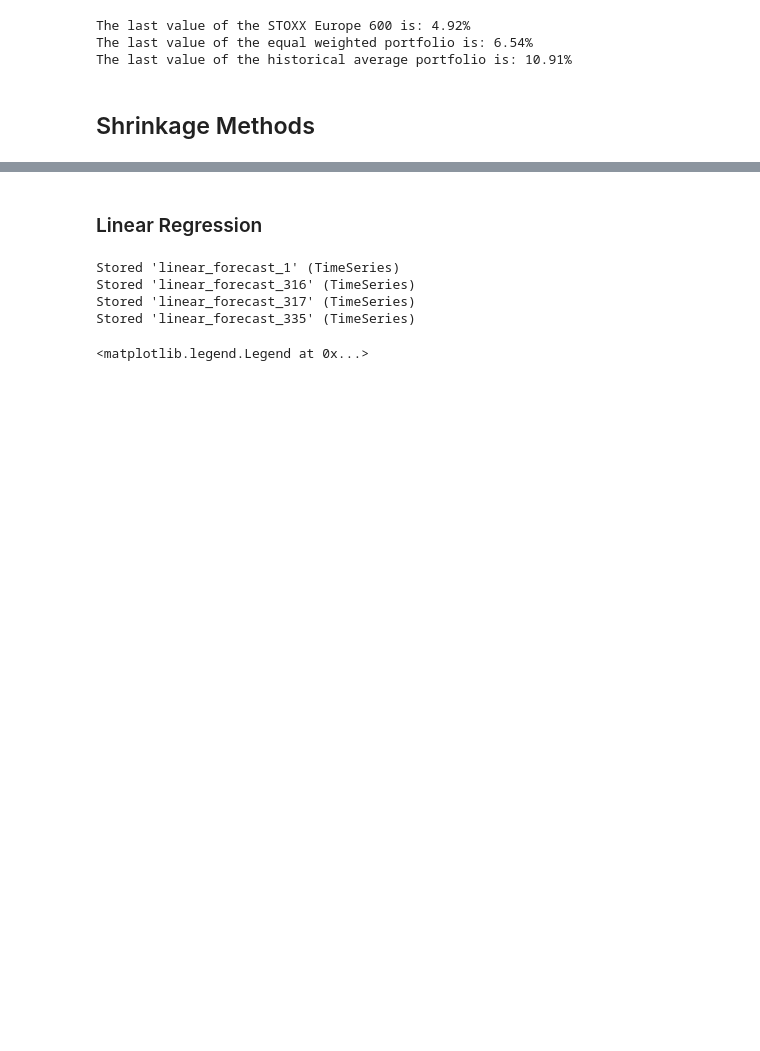
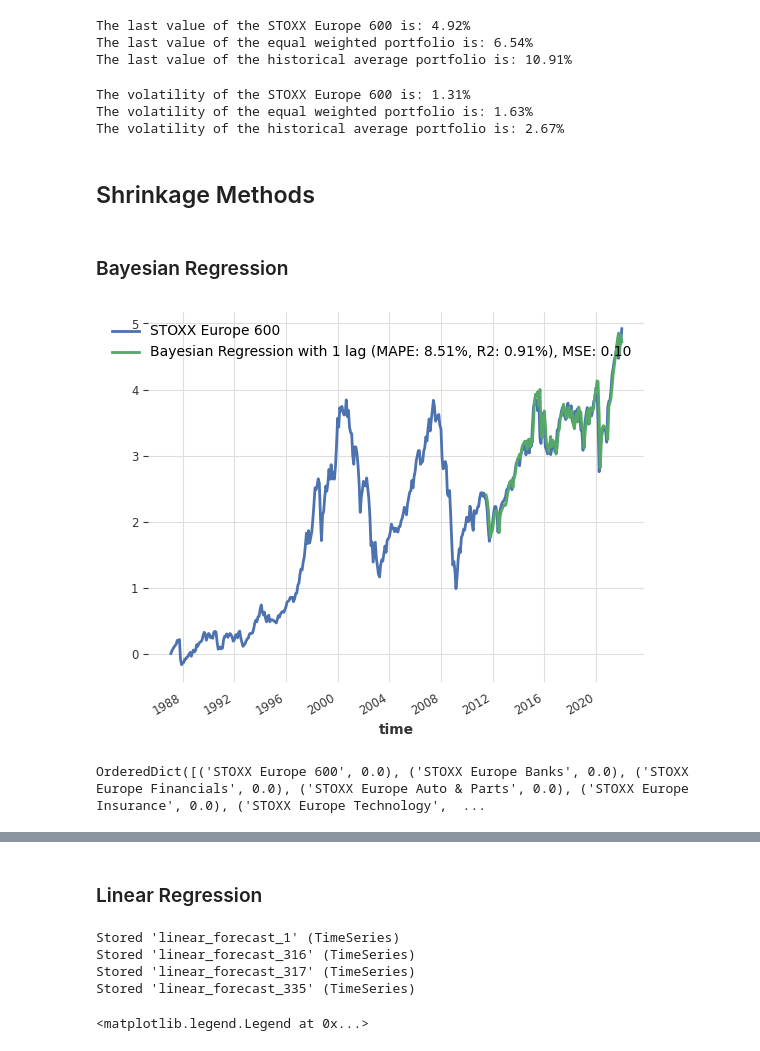
Before and after one commit to Ankru98/masterthesis, a Jupyter notebook: shrinkage_building_model_portfolio.ipynb, the cells around one changed output, grey strips where cells are left out. Cells and saved outputs as stored; diff of their text form; code cells hidden in the pictures; blank space fills up the shorter version.

```diff
--- a/shrinkage_building_model_portfolio.ipynb
+++ b/shrinkage_building_model_portfolio.ipynb
@@ -182,6 +182,15 @@ print('The last value of the historical average portfolio is: ' + str(round(port
 The last value of the STOXX Europe 600 is: 4.92%
 The last value of the equal weighted portfolio is: 6.54%
 The last value of the historical average portfolio is: 10.91%
+# %%
+# show their respective volatility
+print('The volatility of the STOXX Europe 600 is: ' + str(round(cum_returns_portfolio.iloc[:,0].std(), 2)) + '%')
+print('The volatility of the equal weighted portfolio is: ' + str(round(portfolio_returns.iloc[:,0].std(), 2)) + '%')
+print('The volatility of the historical average portfolio is: ' + str(round(portfolio_returns.iloc[:,1].std(), 2)) + '%')
+# %% [output]
+The volatility of the STOXX Europe 600 is: 1.31%
+The volatility of the equal weighted portfolio is: 1.63%
+The volatility of the historical average portfolio is: 2.67%
 # %%
 def plot_efficient_frontier(mu, S, cum_returns_portfolio, title):
     ef = EfficientFrontier(mu, S)
@@ -275,3 +284,17 @@ def generate_pie_chart(weights, title):
     plt.show();
 # %% [markdown]
 ## Shrinkage Methods
+# %% [markdown]
+### Bayesian Regression
+# %%
+bayesian_model_1 = RegressionModel(lags=1, model=sklearn.linear_model.BayesianRidge())
+bayesian_model_1.fit(train)
+bayesian_forecast_1 = bayesian_model_1.predict(len(test))
+# %%
+hf1_bayesian = bayesian_model_1.historical_forecasts(series=cum_returns, start=0.7, forecast_horizon=1, verbose=True)
+# %%
+# compute historical forecasts that would have been obtained by this model
+cum_returns['STOXX Europe 600'].plot(label='STOXX Europe 600')
+hf1_bayesian['STOXX Europe 600'].plot(label='Bayesian Regression with 1 lag (MAPE: {:.2f}%, R2: {:.2f}%), MSE: {:.2f}'.format(mape(hf1_bayesian, cum_returns), r2_score(hf1_bayesian, cum_returns), mse(hf1_bayesian, cum_returns)))
+# %% [output]
+[figure, added]
@@ -277,0 +316,5 @@ def generate_pie_chart(weights, title):
+# %%
+# print the cleaned weights
+print(cleaned_weights_br_1)
+# %% [output]
+OrderedDict([('STOXX Europe 600', 0.0), ('STOXX Europe Banks', 0.0), ('STOXX Europe Financials', 0.0), ('STOXX Europe Auto & Parts', 0.0), ('STOXX Europe Insurance', 0.0), ('STOXX Europe Technology',  ...
```
Also changed, not shown: parts of 7 cells of this notebook, 1 other file.
